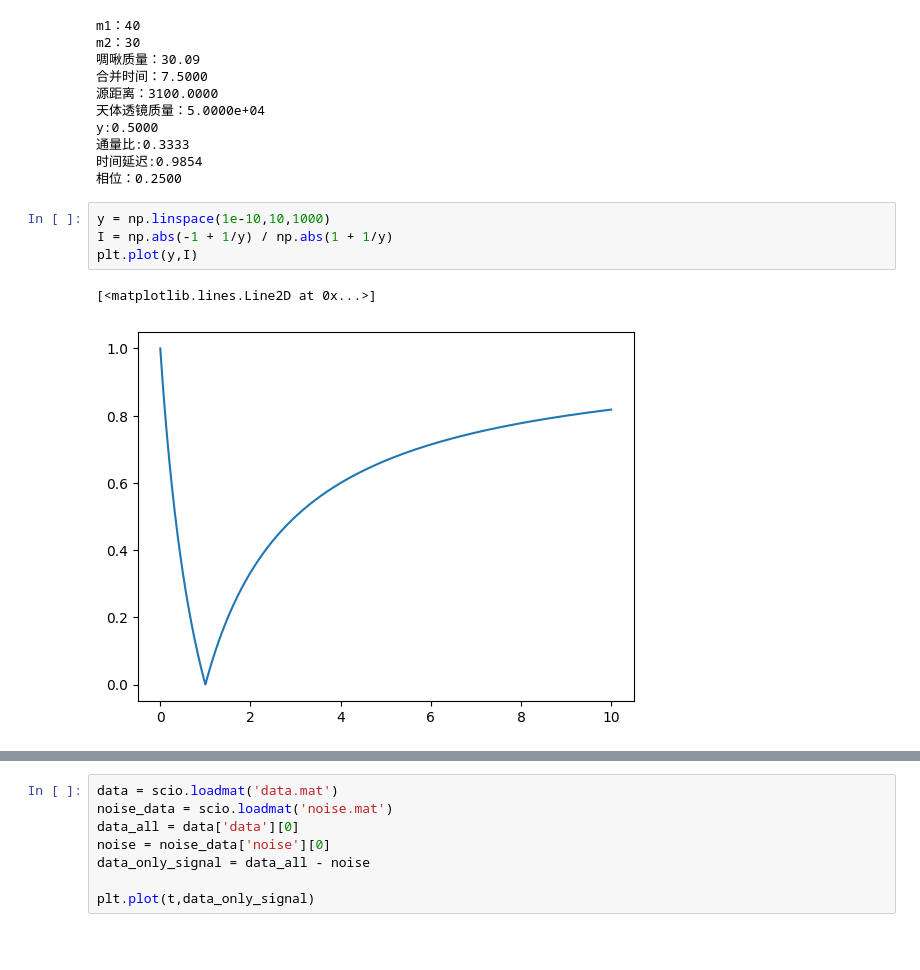
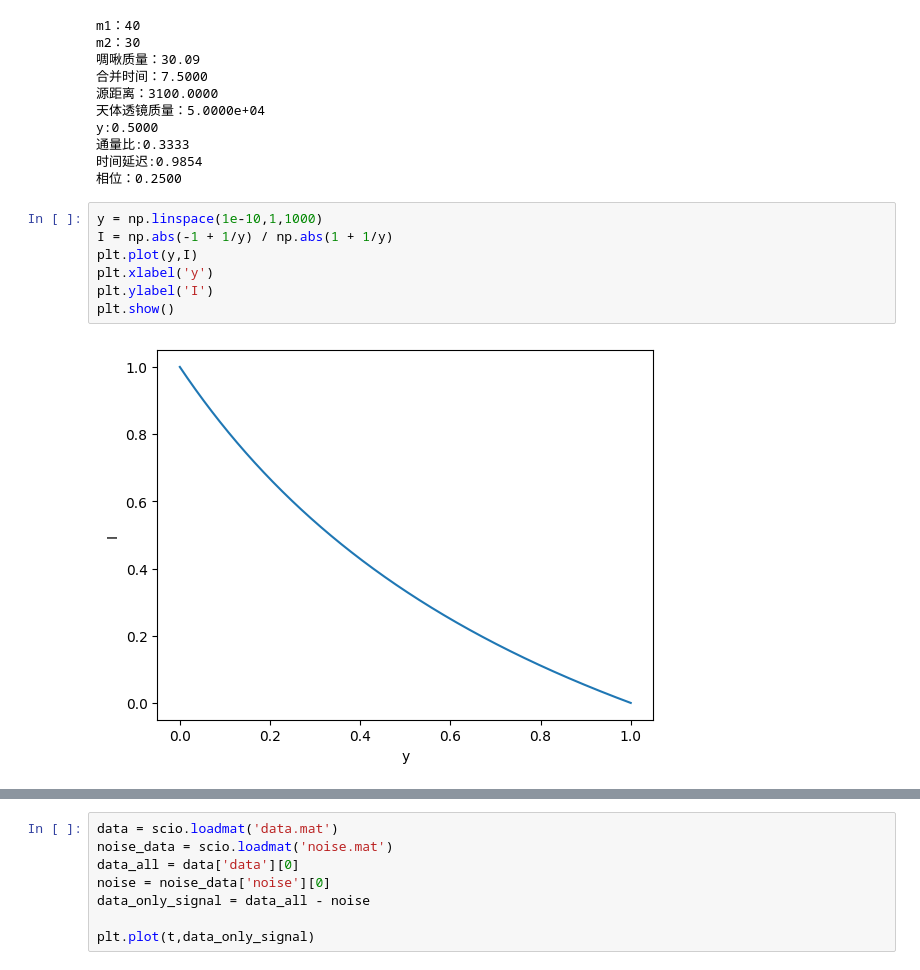
Before and after one commit to WeiQYU/PSO_change, a Jupyter notebook: Main/PSO_GPU/generate_ligo/GW_generate.ipynb, the cells around one changed output, grey strips where cells are left out. Cells and saved outputs as stored; diff of their text form; blank space fills up the shorter version.

```diff
--- a/Main/PSO_GPU/generate_ligo/GW_generate.ipynb
+++ b/Main/PSO_GPU/generate_ligo/GW_generate.ipynb
@@ -285,12 +285,14 @@ y:0.5000
 时间延迟:0.9854
 相位：0.2500
 # %%
-y = np.linspace(1e-10,10,1000)
+y = np.linspace(1e-10,1,1000)
 I = np.abs(-1 + 1/y) / np.abs(1 + 1/y)
 plt.plot(y,I)
+plt.xlabel('y')
+plt.ylabel('I')
+plt.show()
 # %% [output]
-[<matplotlib.lines.Line2D at 0x...>]
-[figure, old version]
+[figure, new version]
 # %%
 from pycbc.filter import match
 y = 0.5
```
Also changed, not shown: parts of 4 cells of this notebook, 9 other files.
